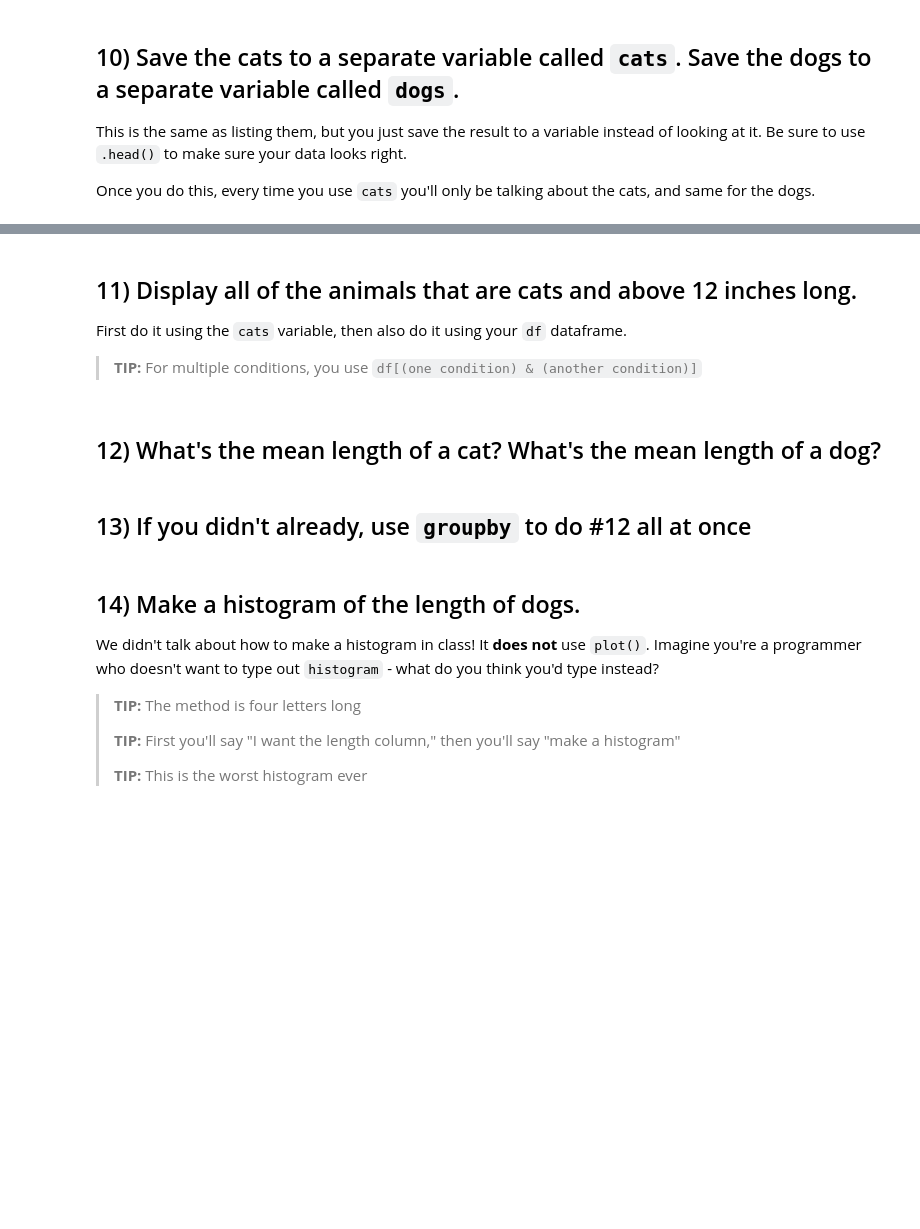
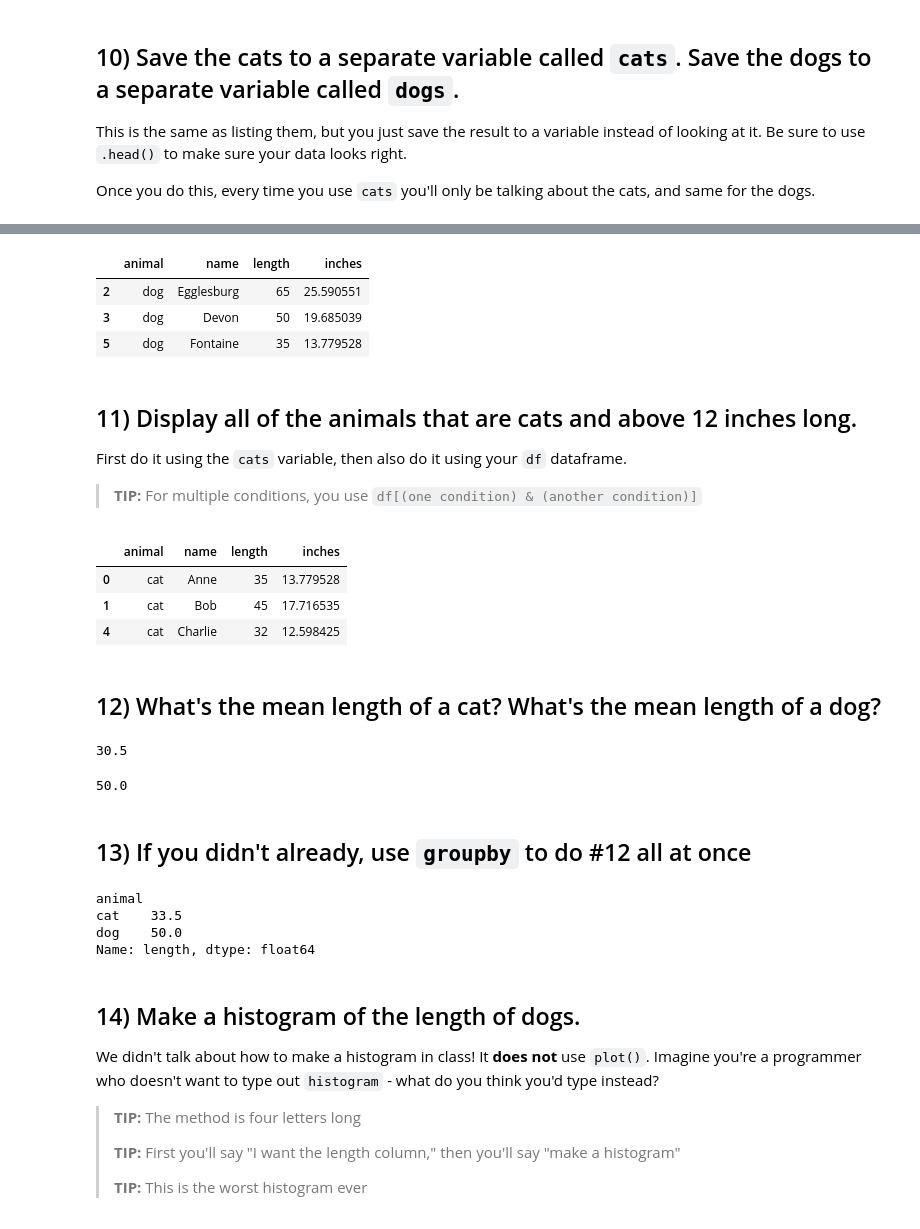
Before and after one commit to aliyaute/foundations_homework, a Jupyter notebook: 05-homework/01-Animals.ipynb, the cells around one changed output, grey strips where cells are left out. Drawn from its saved outputs; the diff is of its cells as text; code cells hidden in the pictures; blank space fills up the shorter version.

```diff
--- a/05-homework/01-Animals.ipynb
+++ b/05-homework/01-Animals.ipynb
@@ -169,13 +180,43 @@ Once you do this, every time you use `cats` you'll only be talking about the cat
+# %%
+dog = df[df.animal == 'dog']
+dog.head()
+# %% [output]
+|  | animal | name | length | inches |
+| 2 | dog | Egglesburg | 65 | 25.590551 |
+| 3 | dog | Devon | 50 | 19.685039 |
+| 5 | dog | Fontaine | 35 | 13.779528 |
 # %% [markdown]
 ## 11) Display all of the animals that are cats and above 12 inches long.
 
 First do it using the `cats` variable, then also do it using your `df` dataframe.
 
 > **TIP:** For multiple conditions, you use `df[(one condition) & (another condition)]`
+# %%
+df[(df.animal == 'cat') & (df.inches > 12)]
+# %% [output]
+|  | animal | name | length | inches |
+| 0 | cat | Anne | 35 | 13.779528 |
+| 1 | cat | Bob | 45 | 17.716535 |
+| 4 | cat | Charlie | 32 | 12.598425 |
 # %% [markdown]
 ## 12) What's the mean length of a cat? What's the mean length of a dog?
+# %%
+cat.length.mean()
+# %% [output]
+30.5
+# %%
+dog.length.mean()
+# %% [output]
+50.0
 # %% [markdown]
 ## 13) If you didn't already, use `groupby` to do #12 all at once
+# %%
+df.groupby(by='animal').length.median()
+# %% [output]
+animal
+cat    33.5
+dog    50.0
+Name: length, dtype: float64
 # %% [markdown]
 ## 14) Make a histogram of the length of dogs.
 
```
Also changed, not shown: parts of 11 cells of this notebook, 2 other files.
